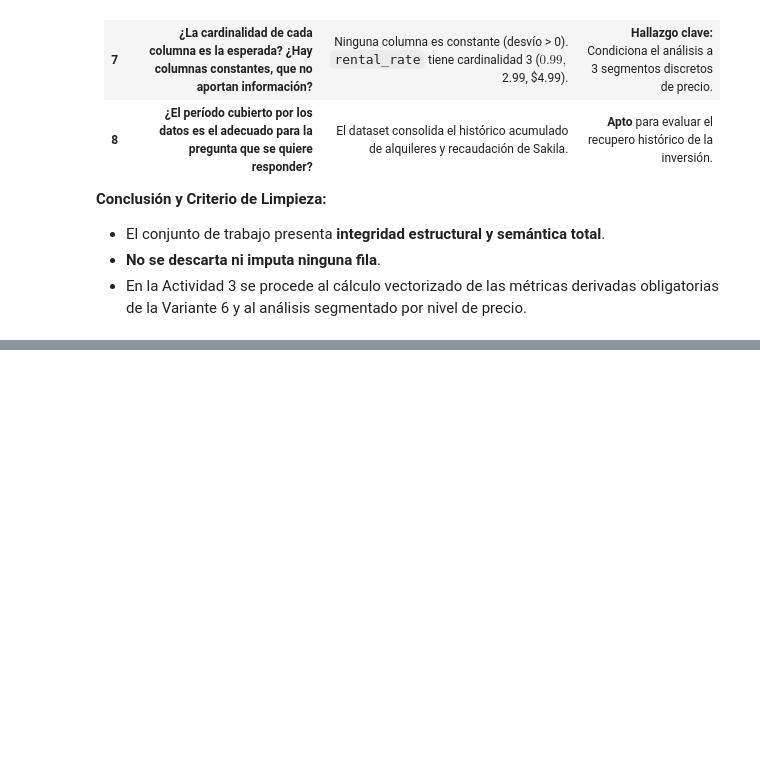
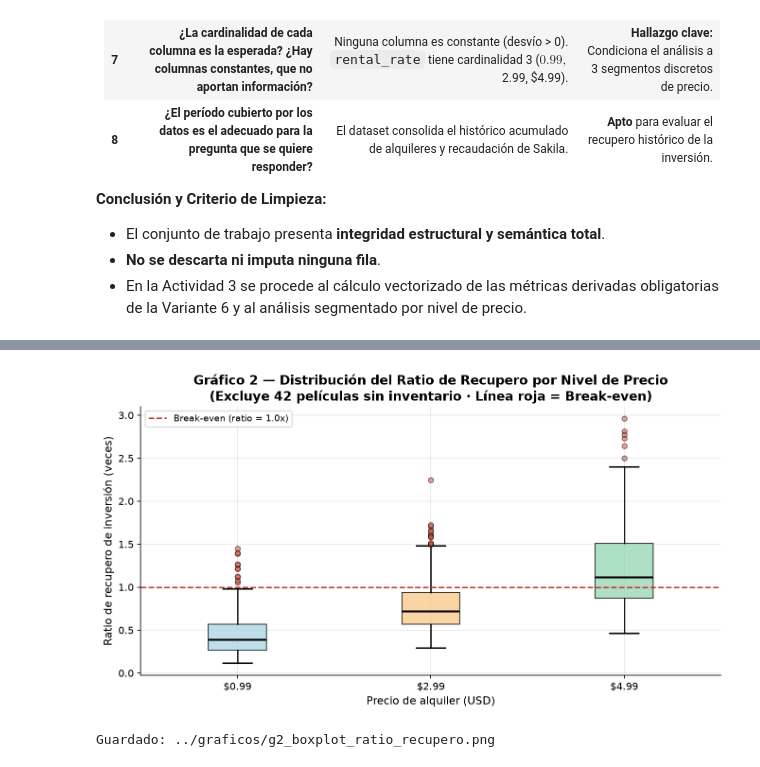
Before and after one commit to BUGn92/TP2SeminarioBD, a Jupyter notebook: notebooks/analisis.ipynb, the cells around one changed output, grey strips where cells are left out. Cells and saved outputs as stored; diff of their text form; code cells hidden in the pictures; blank space fills up the shorter version.

```diff
--- a/notebooks/analisis.ipynb
+++ b/notebooks/analisis.ipynb
@@ -628,0 +859,44 @@ A continuación se presenta el diagnóstico estructurado respondiendo puntualmen
+# %%
+# ─── Gráfico 2: Boxplot Ratio de Recupero por Nivel de Precio ───────────────
+fig, ax = plt.subplots(figsize=(9, 5))
+
+df_con_stock = df_trabajo[df_trabajo['inventory_count'] > 0].copy()
+grupos = [df_con_stock[df_con_stock['rental_rate'] == p]['ratio_recupero'].values
+          for p in [0.99, 2.99, 4.99]]
+
+bp = ax.boxplot(
+    grupos,
+    tick_labels=['$0.99', '$2.99', '$4.99'],
+    patch_artist=True,
+    medianprops={'color': 'black', 'linewidth': 2},
+    flierprops={'marker': 'o', 'markerfacecolor': '#e74c3c', 'markersize': 5, 'alpha': 0.5},
+    whiskerprops={'linewidth': 1.2},
+    capprops={'linewidth': 1.5},
+)
+
+colores_box = ['#a8d5e2', '#f9c784', '#95d5b2']
+for patch, color in zip(bp['boxes'], colores_box):
+    patch.set_facecolor(color)
+    patch.set_alpha(0.75)
+
+ax.axhline(1.0, color='#c0392b', linestyle='--', linewidth=1.5,
+           label='Break-even (ratio = 1.0x)')
+
+ax.set_xlabel('Precio de alquiler (USD)', fontsize=11)
+ax.set_ylabel('Ratio de recupero de inversión (veces)', fontsize=11)
+ax.set_title(
+    'Gráfico 2 — Distribución del Ratio de Recupero por Nivel de Precio\n'
+    '(Excluye 42 películas sin inventario · Línea roja = Break-even)',
+    fontsize=13, fontweight='bold'
+)
+ax.legend(fontsize=9)
+
+plt.tight_layout()
+ruta_g2 = '../graficos/g2_boxplot_ratio_recupero.png'
+plt.savefig(ruta_g2, dpi=150, bbox_inches='tight')
+plt.close()
+display(IPImage(ruta_g2))
+print(f'Guardado: {ruta_g2}')
+# %% [output]
+[figure, added]
+Guardado: ../graficos/g2_boxplot_ratio_recupero.png
```
Also changed, not shown: parts of 16 cells of this notebook, 3 other files.
